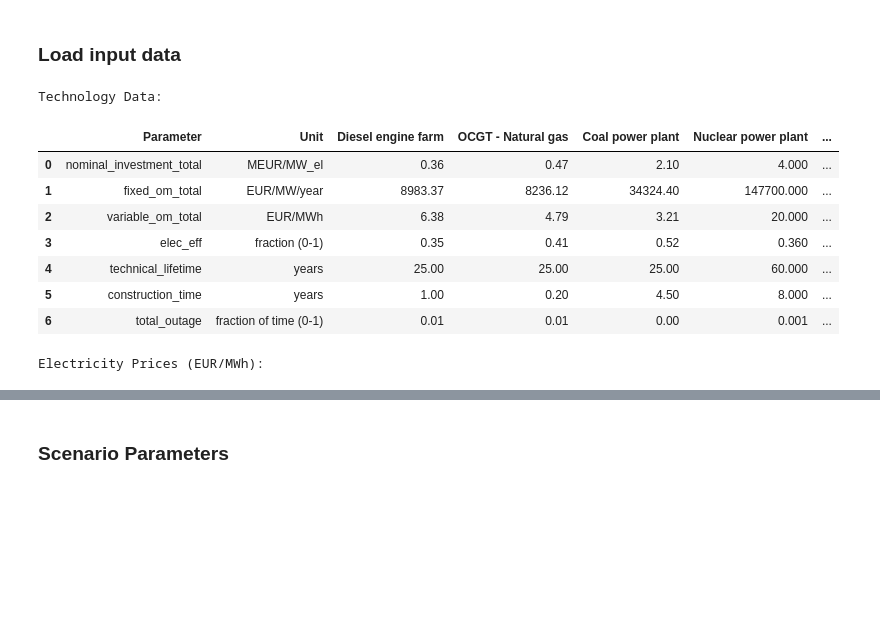
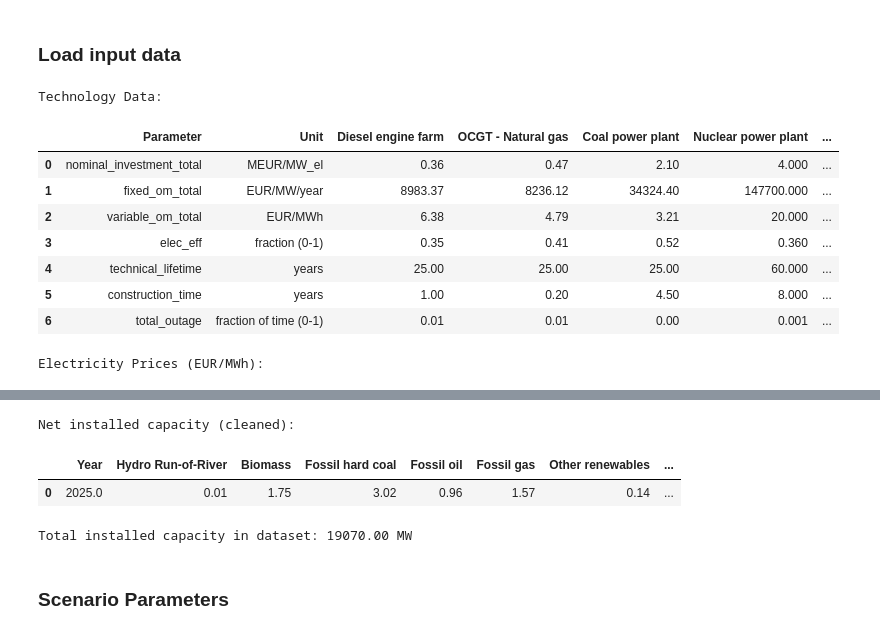
Before and after one commit to jnasw/46750_Assignment2, a Jupyter notebook: model_2.ipynb, the cells around one changed output, grey strips where cells are left out. Cells and saved outputs as stored; diff of their text form; code cells hidden in the pictures; blank space fills up the shorter version.

```diff
--- a/model_2.ipynb
+++ b/model_2.ipynb
@@ -42,33 +42,54 @@ print("Technology Data:")
 display(df)
 
 # load electricity prices
 price_data_path = Path("data") / "electricity_prices.xlsx"
 df_prices = pd.read_excel(price_data_path)[["Year", "Price"]].iloc[:20]
 df_prices["Year"] = df_prices["Year"].astype(int)
 df_prices["Price"] = df_prices["Price"].astype(float)
 
 exchange_rate = 7.4 # DKK to EUR
 df_prices["Price"] = df_prices["Price"]/exchange_rate
 price_list = df_prices["Price"].tolist()
 
 df_display = df_prices.T
 df_display.columns = df_prices["Year"].tolist()
 df_display = df_display.drop("Year")
 print("Electricity Prices (EUR/MWh):")
 display(df_display)
+
+
+net_capacity = pd.read_csv(Path("data") / "net_installed_capacity.csv")
+# Drop the first (metadata) row, reset index, convert capacity columns to numeric and compute total (MW)
+net_capacity = net_capacity.iloc[1:].reset_index(drop=True)
+
+# Convert all columns except 'Year' to numeric (they are GW in the source)
+num_cols = [c for c in net_capacity.columns if c != "Year"]
+net_capacity[num_cols] = net_capacity[num_cols].apply(pd.to_numeric, errors="coerce")
+
+# Sum capacities (assume values are in GW) and convert to MW
+sum_capacity_gw = net_capacity[num_cols].sum().sum()
+sum_capacity = sum_capacity_gw * 1e3  # MW
+
+print("Net installed capacity (cleaned):")
+display(net_capacity)
+print(f"Total installed capacity in dataset: {sum_capacity:.2f} MW")
 # %% [output]
 Technology Data:
 |  | Parameter | Unit | Diesel engine farm | OCGT - Natural gas | Coal power plant | Nuclear power plant | ... |
 | 0 | nominal_investment_total | MEUR/MW_el | 0.36 | 0.47 | 2.10 | 4.000 | ... |
 | 1 | fixed_om_total | EUR/MW/year | 8983.37 | 8236.12 | 34324.40 | 147700.000 | ... |
 | 2 | variable_om_total | EUR/MWh | 6.38 | 4.79 | 3.21 | 20.000 | ... |
 | 3 | elec_eff | fraction (0-1) | 0.35 | 0.41 | 0.52 | 0.360 | ... |
 | 4 | technical_lifetime | years | 25.00 | 25.00 | 25.00 | 60.000 | ... |
 | 5 | construction_time | years | 1.00 | 0.20 | 4.50 | 8.000 | ... |
 | 6 | total_outage | fraction of time (0-1) | 0.01 | 0.01 | 0.00 | 0.001 | ... |
 Electricity Prices (EUR/MWh):
 |  | 2025 | 2026 | 2027 | 2028 | 2029 | 2030 | 2031 | 2032 | 2033 | 2034 | 2035 | ... |
 | Price | 90.598127 | 88.152135 | 83.576931 | 82.826762 | 80.538427 | 79.397276 | 74.590121 | 67.366515 | 64.427126 | 62.897569 | 58.468283 | ... |
+Net installed capacity (cleaned):
+|  | Year | Hydro Run-of-River | Biomass | Fossil hard coal | Fossil oil | Fossil gas | Other renewables | ... |
+| 0 | 2025.0 | 0.01 | 1.75 | 3.02 | 0.96 | 1.57 | 0.14 | ... |
+Total installed capacity in dataset: 19070.00 MW
 # %% [markdown]
 ### Scenario Parameters
 # %%
```
Also changed, not shown: parts of 4 cells of this notebook, 1 other file.
